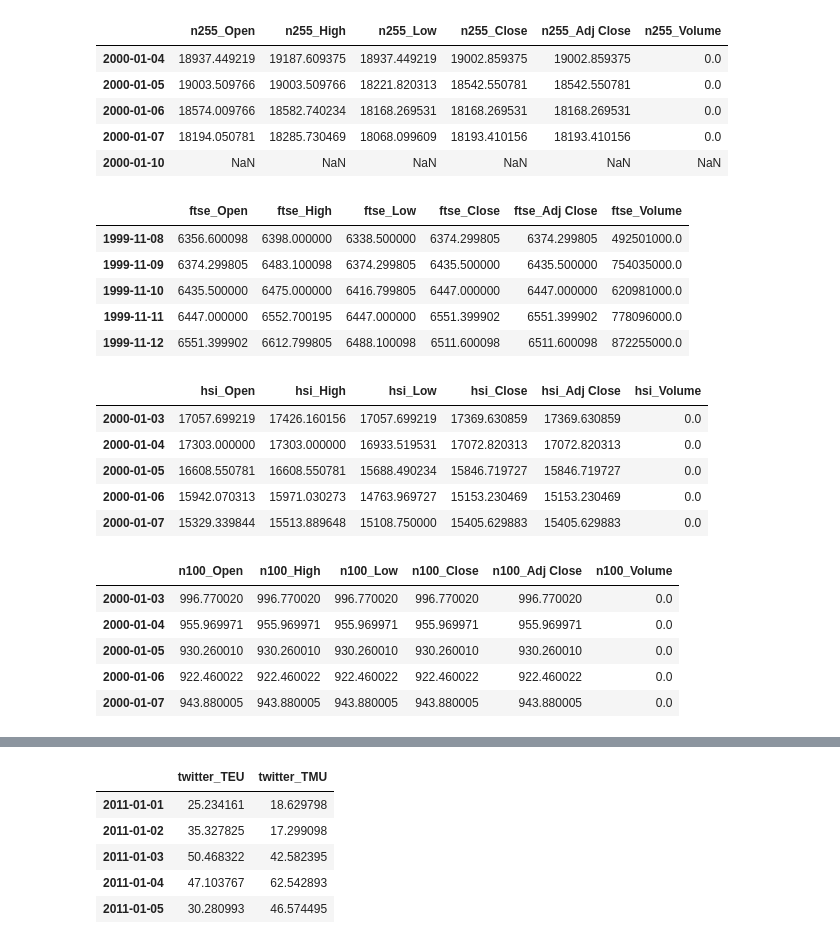
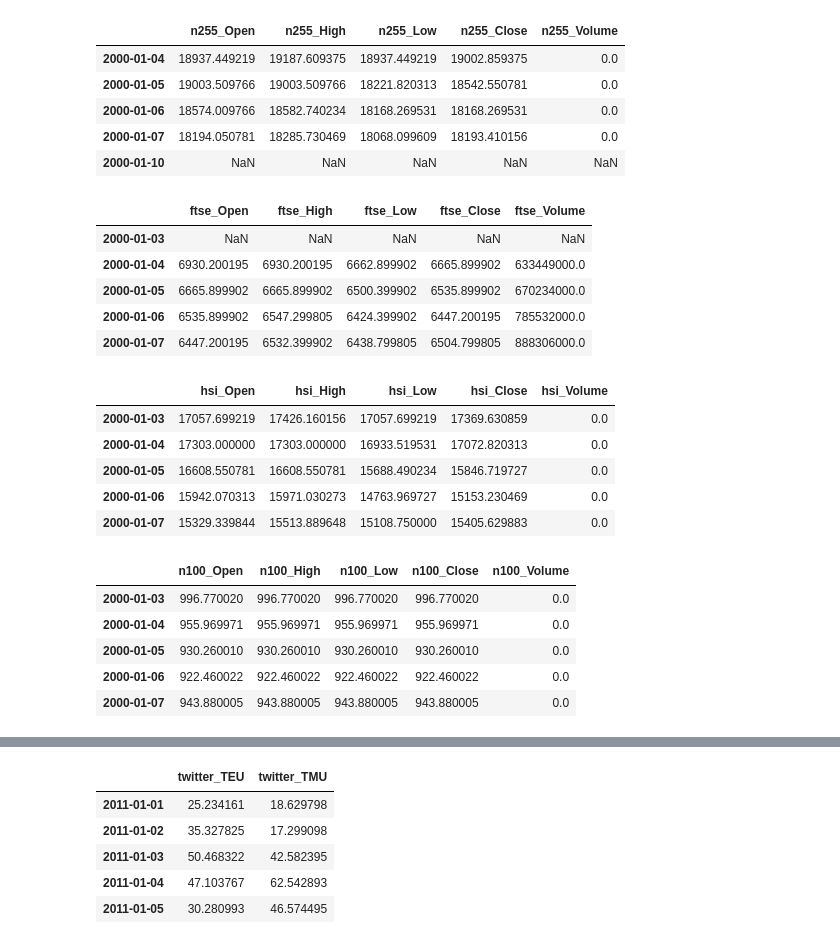
Before and after one commit to silvanaribeiro/TimeSeriesArticle, a Jupyter notebook: Merge All Indexes.ipynb, the cells around one changed output, grey strips where cells are left out. Saved outputs shown, nothing was run; the diff lists cells and outputs as text; code cells hidden in the pictures.

```diff
--- a/Merge All Indexes.ipynb
+++ b/Merge All Indexes.ipynb
@@ -60,57 +68,65 @@ v_ndx.head()
 # %%
+#Daily
 v_n225 = pd.read_csv('N225.csv', parse_dates=True)
 v_n225['Date'] = pd.to_datetime(v_n225['Date'], infer_datetime_format=True)
 v_n225.index = v_n225['Date'].values
-v_n225 = v_n225.drop('Date', axis=1)
+v_n225 = v_n225.loc['2000-01-01':'2020-03-18']
+v_n225 = v_n225.drop(['Date', 'Adj Close'], axis=1)
 v_n225 = v_n225.add_prefix('n255_')
 v_n225.head()
 # %% [output]
-|  | n255_Open | n255_High | n255_Low | n255_Close | n255_Adj Close | n255_Volume |
-| 2000-01-04 | 18937.449219 | 19187.609375 | 18937.449219 | 19002.859375 | 19002.859375 | 0.0 |
-| 2000-01-05 | 19003.509766 | 19003.509766 | 18221.820313 | 18542.550781 | 18542.550781 | 0.0 |
-| 2000-01-06 | 18574.009766 | 18582.740234 | 18168.269531 | 18168.269531 | 18168.269531 | 0.0 |
-| 2000-01-07 | 18194.050781 | 18285.730469 | 18068.099609 | 18193.410156 | 18193.410156 | 0.0 |
-| 2000-01-10 | NaN | NaN | NaN | NaN | NaN | NaN |
+|  | n255_Open | n255_High | n255_Low | n255_Close | n255_Volume |
+| 2000-01-04 | 18937.449219 | 19187.609375 | 18937.449219 | 19002.859375 | 0.0 |
+| 2000-01-05 | 19003.509766 | 19003.509766 | 18221.820313 | 18542.550781 | 0.0 |
+| 2000-01-06 | 18574.009766 | 18582.740234 | 18168.269531 | 18168.269531 | 0.0 |
+| 2000-01-07 | 18194.050781 | 18285.730469 | 18068.099609 | 18193.410156 | 0.0 |
+| 2000-01-10 | NaN | NaN | NaN | NaN | NaN |
 # %%
+#Daily
 v_ftse = pd.read_csv('CompleteFTSE.csv', parse_dates=True)
 v_ftse['Date'] = pd.to_datetime(v_ftse['Date'], infer_datetime_format=True)
 v_ftse.index = v_ftse['Date'].values
-v_ftse = v_ftse.drop('Date', axis=1)
+v_ftse = v_ftse.loc['2000-01-01':'2020-03-18']
+v_ftse = v_ftse.drop(['Date', 'Adj Close'], axis=1)
 v_ftse = v_ftse.add_prefix('ftse_')
 v_ftse.head()
 # %% [output]
-|  | ftse_Open | ftse_High | ftse_Low | ftse_Close | ftse_Adj Close | ftse_Volume |
-| 1999-11-08 | 6356.600098 | 6398.000000 | 6338.500000 | 6374.299805 | 6374.299805 | 492501000.0 |
-| 1999-11-09 | 6374.299805 | 6483.100098 | 6374.299805 | 6435.500000 | 6435.500000 | 754035000.0 |
-| 1999-11-10 | 6435.500000 | 6475.000000 | 6416.799805 | 6447.000000 | 6447.000000 | 620981000.0 |
-| 1999-11-11 | 6447.000000 | 6552.700195 | 6447.000000 | 6551.399902 | 6551.399902 | 778096000.0 |
-| 1999-11-12 | 6551.399902 | 6612.799805 | 6488.100098 | 6511.600098 | 6511.600098 | 872255000.0 |
+|  | ftse_Open | ftse_High | ftse_Low | ftse_Close | ftse_Volume |
+| 2000-01-03 | NaN | NaN | NaN | NaN | NaN |
+| 2000-01-04 | 6930.200195 | 6930.200195 | 6662.899902 | 6665.899902 | 633449000.0 |
+| 2000-01-05 | 6665.899902 | 6665.899902 | 6500.399902 | 6535.899902 | 670234000.0 |
+| 2000-01-06 | 6535.899902 | 6547.299805 | 6424.399902 | 6447.200195 | 785532000.0 |
+| 2000-01-07 | 6447.200195 | 6532.399902 | 6438.799805 | 6504.799805 | 888306000.0 |
 # %%
+#Daily
 v_hsi = pd.read_csv('^HSI.csv', parse_dates=True)
 v_hsi['Date'] = pd.to_datetime(v_hsi['Date'], infer_datetime_format=True)
 v_hsi.index = v_hsi['Date'].values
-v_hsi = v_hsi.drop('Date', axis=1)
+v_hsi = v_hsi.loc['2000-01-01':'2020-03-18']
+v_hsi = v_hsi.drop(['Date', 'Adj Close'], axis=1)
 v_hsi = v_hsi.add_prefix('hsi_')
 v_hsi.head()
 # %% [output]
-|  | hsi_Open | hsi_High | hsi_Low | hsi_Close | hsi_Adj Close | hsi_Volume |
-| 2000-01-03 | 17057.699219 | 17426.160156 | 17057.699219 | 17369.630859 | 17369.630859 | 0.0 |
-| 2000-01-04 | 17303.000000 | 17303.000000 | 16933.519531 | 17072.820313 | 17072.820313 | 0.0 |
-| 2000-01-05 | 16608.550781 | 16608.550781 | 15688.490234 | 15846.719727 | 15846.719727 | 0.0 |
-| 2000-01-06 | 15942.070313 | 15971.030273 | 14763.969727 | 15153.230469 | 15153.230469 | 0.0 |
-| 2000-01-07 | 15329.339844 | 15513.889648 | 15108.750000 | 15405.629883 | 15405.629883 | 0.0 |
+|  | hsi_Open | hsi_High | hsi_Low | hsi_Close | hsi_Volume |
+| 2000-01-03 | 17057.699219 | 17426.160156 | 17057.699219 | 17369.630859 | 0.0 |
+| 2000-01-04 | 17303.000000 | 17303.000000 | 16933.519531 | 17072.820313 | 0.0 |
+| 2000-01-05 | 16608.550781 | 16608.550781 | 15688.490234 | 15846.719727 | 0.0 |
+| 2000-01-06 | 15942.070313 | 15971.030273 | 14763.969727 | 15153.230469 | 0.0 |
+| 2000-01-07 | 15329.339844 | 15513.889648 | 15108.750000 | 15405.629883 | 0.0 |
 # %%
+#Daily
 v_n100 = pd.read_csv('^N100.csv', parse_dates=True)
 v_n100['Date'] = pd.to_datetime(v_n100['Date'], infer_datetime_format=True)
 v_n100.index = v_n100['Date'].values
-v_n100 = v_n100.drop('Date', axis=1)
+v_n100 = v_n100.loc['2000-01-01':'2020-03-18']
+v_n100 = v_n100.drop(['Date', 'Adj Close'], axis=1)
 v_n100 = v_n100.add_prefix('n100_')
 v_n100.head()
 # %% [output]
-|  | n100_Open | n100_High | n100_Low | n100_Close | n100_Adj Close | n100_Volume |
-| 2000-01-03 | 996.770020 | 996.770020 | 996.770020 | 996.770020 | 996.770020 | 0.0 |
-| 2000-01-04 | 955.969971 | 955.969971 | 955.969971 | 955.969971 | 955.969971 | 0.0 |
-| 2000-01-05 | 930.260010 | 930.260010 | 930.260010 | 930.260010 | 930.260010 | 0.0 |
-| 2000-01-06 | 922.460022 | 922.460022 | 922.460022 | 922.460022 | 922.460022 | 0.0 |
-| 2000-01-07 | 943.880005 | 943.880005 | 943.880005 | 943.880005 | 943.880005 | 0.0 |
+|  | n100_Open | n100_High | n100_Low | n100_Close | n100_Volume |
+| 2000-01-03 | 996.770020 | 996.770020 | 996.770020 | 996.770020 | 0.0 |
+| 2000-01-04 | 955.969971 | 955.969971 | 955.969971 | 955.969971 | 0.0 |
+| 2000-01-05 | 930.260010 | 930.260010 | 930.260010 | 930.260010 | 0.0 |
+| 2000-01-06 | 922.460022 | 922.460022 | 922.460022 | 922.460022 | 0.0 |
+| 2000-01-07 | 943.880005 | 943.880005 | 943.880005 | 943.880005 | 0.0 |
 # %%
```
Also changed, not shown: parts of 15 cells of this notebook, 4 other files.
